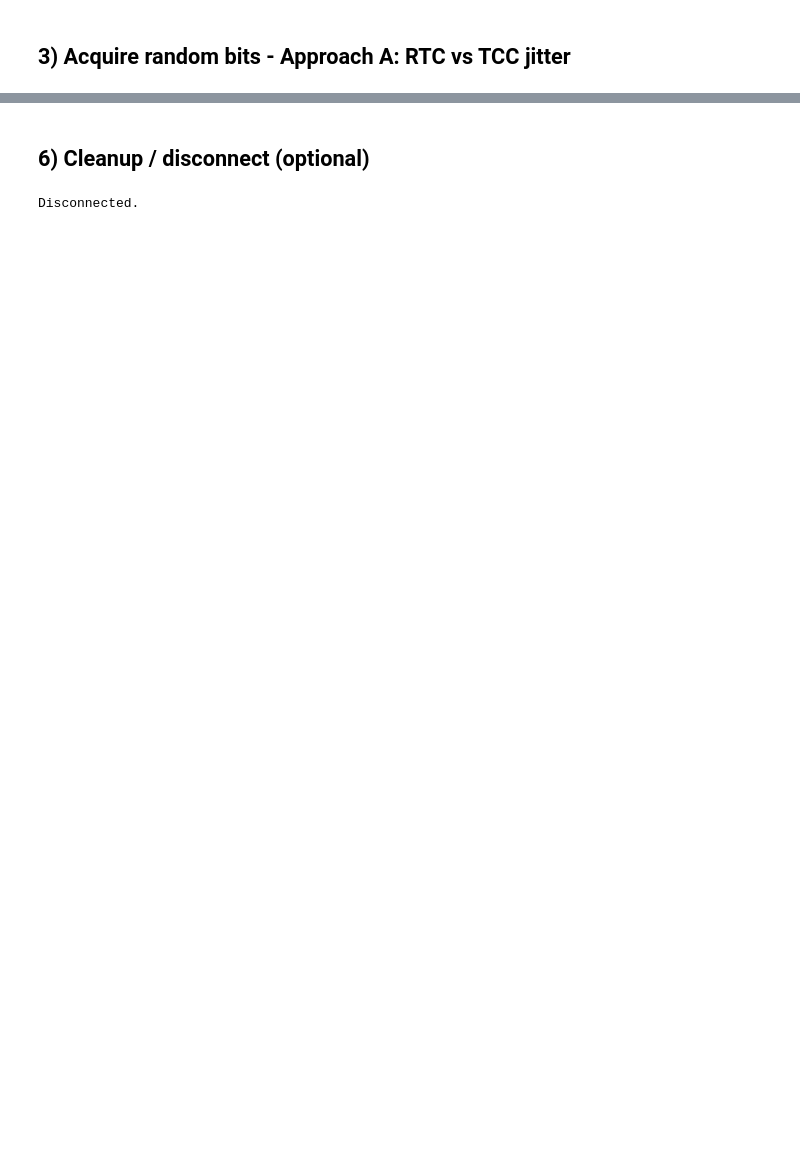
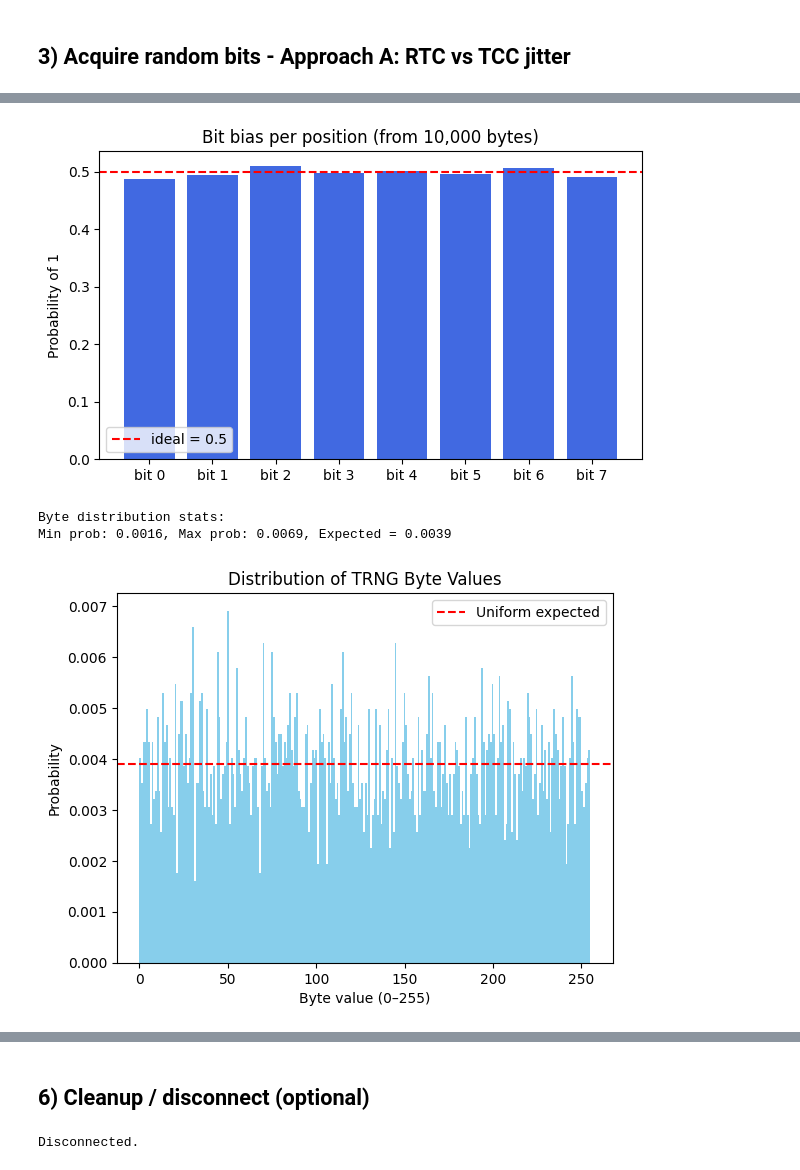
Before and after one commit to alonab01/chipwhisperer, a Jupyter notebook: secure-hardware/TRNG/osc_trng/TRNG_Jitter_XMEGA_Testbench.ipynb, the cells around one changed output, grey strips where cells are left out. Saved outputs shown, nothing was run; the diff lists cells and outputs as text; code cells hidden in the pictures; blank space fills up the shorter version.

```diff
--- a/secure-hardware/TRNG/osc_trng/TRNG_Jitter_XMEGA_Testbench.ipynb
+++ b/secure-hardware/TRNG/osc_trng/TRNG_Jitter_XMEGA_Testbench.ipynb
@@ -65,16 +75,0 @@ CWbytearray(b'a5 5a c0')
-# %%
-# Request 16 random bytes
-target.flush()
-N = 260
-payload = N.to_bytes(2, 'little')  # 1-byte request
-target.simpleserial_write('b', payload)
-# Read N bytes back
-buf = bytearray()
-while len(buf) < N:
-    want = min(249, N - len(buf))
-    chunk = target.simpleserial_read('r', want, timeout=50000000)
-    if chunk is None:
-        raise RuntimeError("Timeout waiting for target")
-    buf.extend(chunk)
-
-print(buf)
@@ -161,55 +209,37 @@ print(log2(1*t_rtc / t_tcc0))
 # %%
-import numpy as np
-import matplotlib.pyplot as plt
+data = all_samples.flatten()  # load from what we save if needed
+# ---------- Analysis ----------
+biases = []
 
-# ===== 1. Collect random bytes from target =====
-N = 1000   # number of random bytes to collect
-rand_bytes = []
+for b in range(8):
+    ones = np.count_nonzero((data >> b) & 1)
+    p1 = ones / len(data)
+    biases.append(p1)
+    print(f"bit {b}: p1={p1:.5f}")
 
-for _ in range(N):
-    target.simpleserial_write('a', b'')              # request one byte
-    resp_lsb = target.simpleserial_read('x', 2, timeout=2000)
-    if resp_lsb:
-        resp_first_byte = resp_lsb[0]
-        resp_second_byte = resp_lsb[1]
-        rand_bytes.append(resp_first_byte)
-        # rand_bytes.append(resp_second_byte)
+# ---------- Plot ----------
+plt.figure(figsize=(7,4))
+plt.bar(range(8), biases, color="royalblue")
+plt.axhline(0.5, color="red", linestyle="--", label="ideal = 0.5")
+plt.xticks(range(8), [f"bit {i}" for i in range(8)])
+plt.ylabel("Probability of 1")
+plt.title("Bit bias per position (from 10,000 bytes)")
+plt.legend()
+plt.show()
 
 
-
-rand_bytes = np.array(rand_bytes, dtype=np.uint8)
-
-print(f"Collected {len(rand_bytes)} random bytes")
-
-# ===== 2. Bit bias analysis =====
-bit_counts = np.zeros(8)
-for i in range(8):
-    bit_counts[i] = np.sum((rand_bytes >> i) & 1)
-
-bit_bias = bit_counts / len(rand_bytes)  # fraction of 1s per bit
-
-print("Bit biases (probability of '1' for each bit position):")
-for i, p in enumerate(bit_bias):
-    print(f"Bit {i}: {p:.4f}")
-
-plt.bar(range(8), bit_bias)
-plt.axhline(0.5, color='r', linestyle='--')
-plt.xlabel("Bit position (0 = LSB)")
-plt.ylabel("Probability of '1'")
-plt.title("Bit Bias")
-plt.show()
-
 # ===== 3. Byte value distribution =====
-values, counts = np.unique(rand_bytes, return_counts=True)
-probs = counts / len(rand_bytes)
+values, counts = np.unique(data, return_counts=True)
+probs = counts / len(data)
 
 print("\nByte distribution stats:")
 print(f"Min prob: {probs.min():.4f}, Max prob: {probs.max():.4f}, Expected = {1/256:.4f}")
 
-plt.hist(rand_bytes, bins=256, range=(0, 255), density=True, color='skyblue')
+plt.hist(data, bins=256, range=(0, 255), density=True, color='skyblue')
 plt.axhline(1/256, color='r', linestyle='--', label="Uniform expected")
 plt.xlabel("Byte value (0–255)")
 plt.ylabel("Probability")
 plt.title("Distribution of TRNG Byte Values")
 plt.legend()
 plt.show()
+# %% [output]
@@ -215,0 +254,4 @@ plt.show()
+[figure, added]
+Byte distribution stats:
+Min prob: 0.0016, Max prob: 0.0069, Expected = 0.0039
+[figure, added]
```
Also changed, not shown: parts of 21 cells of this notebook, 5 other files.
